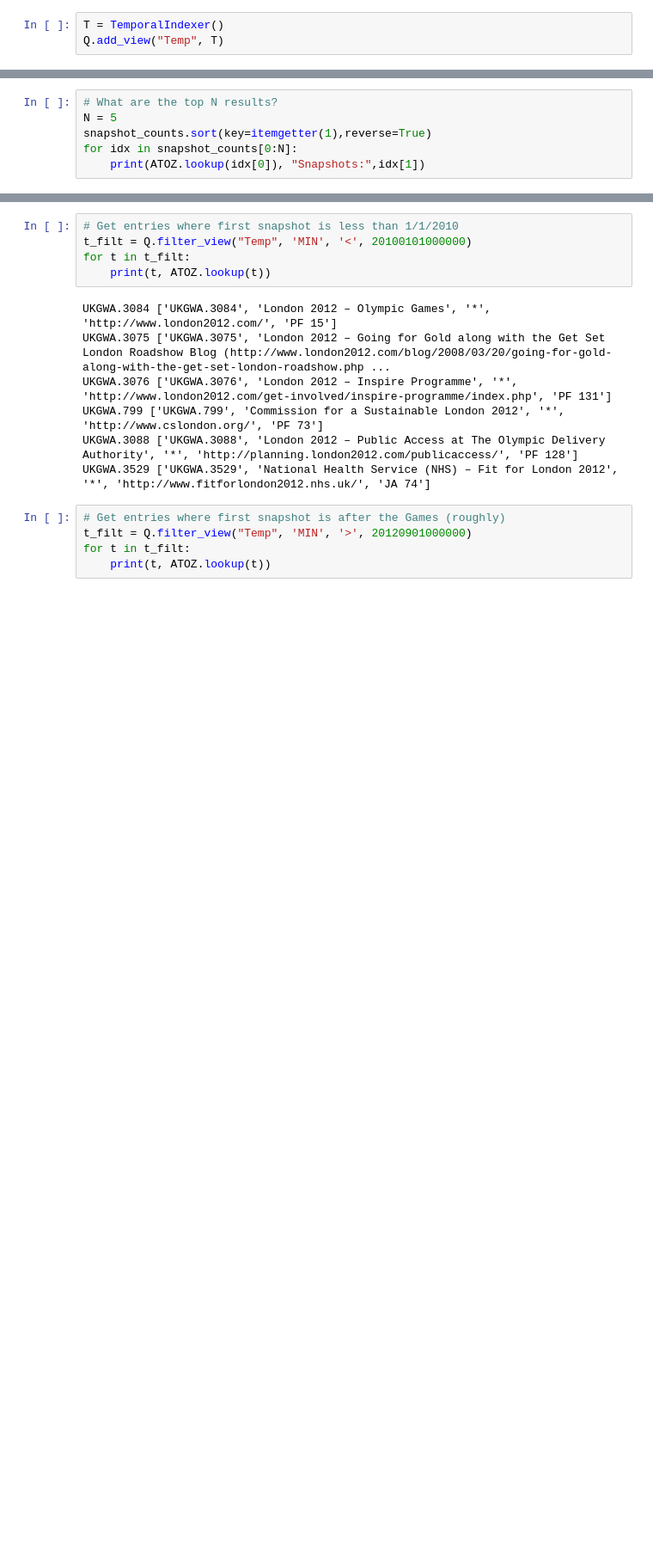
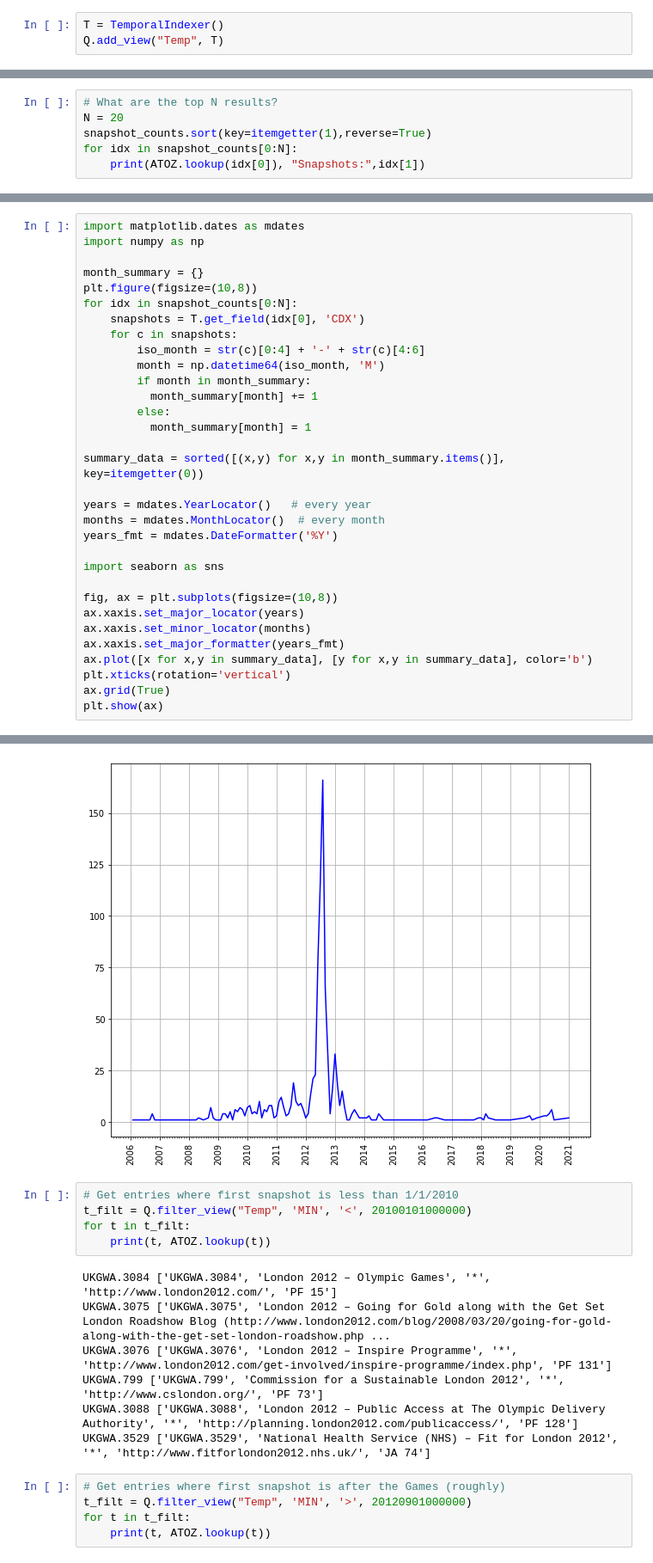
Before and after one commit to mark-bell-tna/ComputationalAccess, a Jupyter notebook: UKGWA_London_2012.ipynb, the cells around one changed output, grey strips where cells are left out. Shown: that part at 86% size. Cells and saved outputs as stored; diff of their text form; blank space fills up the shorter version.

```diff
--- a/UKGWA_London_2012.ipynb
+++ b/UKGWA_London_2012.ipynb
@@ -225,6 +235,6 @@ plt.show()
 # %%
 # What are the top N results?
-N = 5
+N = 20
 snapshot_counts.sort(key=itemgetter(1),reverse=True)
 for idx in snapshot_counts[0:N]:
     print(ATOZ.lookup(idx[0]), "Snapshots:",idx[1])
@@ -232,0 +262,33 @@ NameError: ignored
+# %%
+import matplotlib.dates as mdates
+import numpy as np
+
+month_summary = {}
+plt.figure(figsize=(10,8))
+for idx in snapshot_counts[0:N]:
+    snapshots = T.get_field(idx[0], 'CDX')
+    for c in snapshots:
+        iso_month = str(c)[0:4] + '-' + str(c)[4:6]
+        month = np.datetime64(iso_month, 'M')
+        if month in month_summary:
+          month_summary[month] += 1
+        else:
+          month_summary[month] = 1
+
+summary_data = sorted([(x,y) for x,y in month_summary.items()], key=itemgetter(0))
+
+years = mdates.YearLocator()   # every year
+months = mdates.MonthLocator()  # every month
+years_fmt = mdates.DateFormatter('%Y')
+
+import seaborn as sns
+
+fig, ax = plt.subplots(figsize=(10,8))
+ax.xaxis.set_major_locator(years)
+ax.xaxis.set_minor_locator(months)
+ax.xaxis.set_major_formatter(years_fmt)
+ax.plot([x for x,y in summary_data], [y for x,y in summary_data], color='b')
+plt.xticks(rotation='vertical')
+ax.grid(True)
+plt.show(ax)
+# %% [output]
@@ -233,3 +296,4 @@ NameError: ignored
+[figure, added]
 # %%
 # Get entries where first snapshot is less than 1/1/2010
 t_filt = Q.filter_view("Temp", 'MIN', '<', 20100101000000)
```
Also changed, not shown: parts of 13 cells of this notebook.
